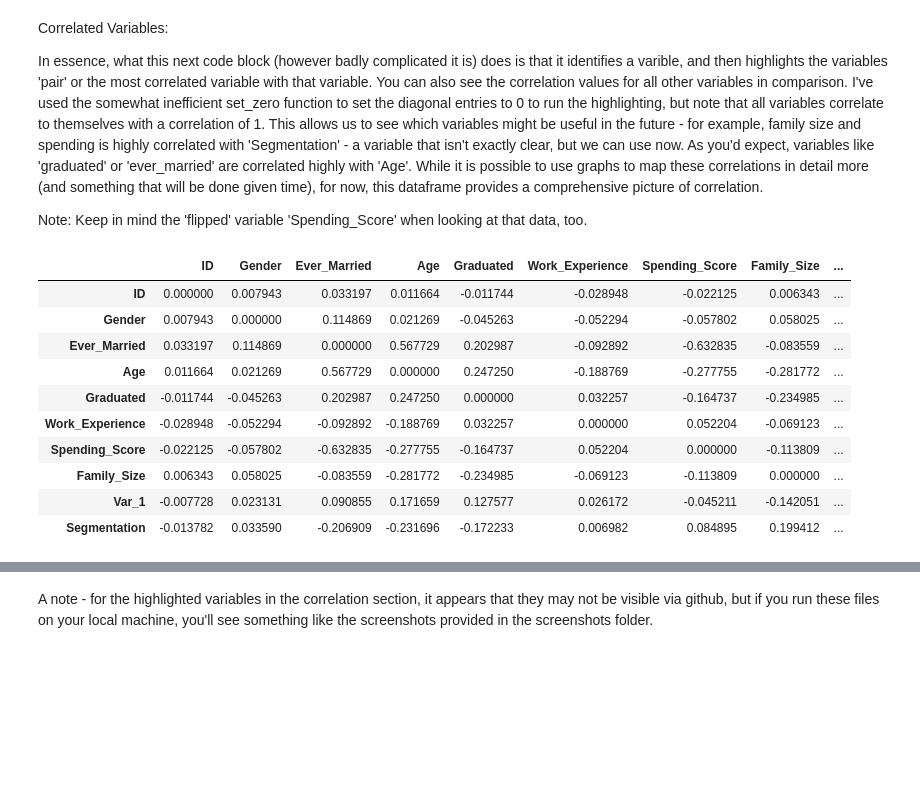
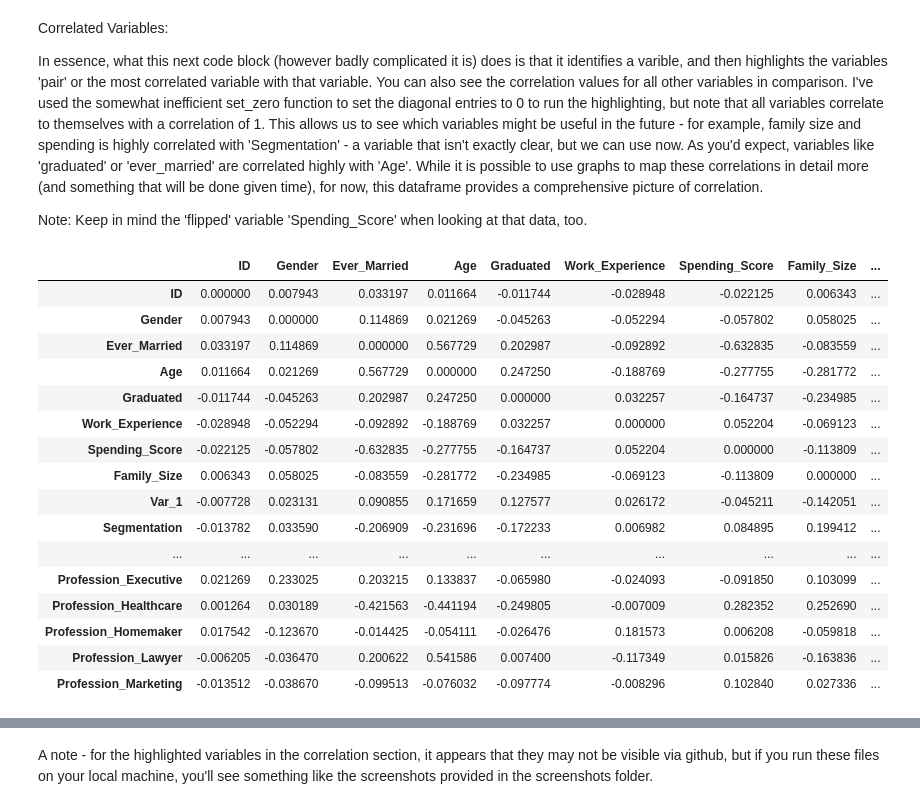
Before and after one commit to SkylerSG/MSASkylerSGPhase2, a Jupyter notebook: analysis_and_preprocessing/classificationdataset.ipynb, the cells around one changed output, grey strips where cells are left out. Saved outputs shown, nothing was run; the diff lists cells and outputs as text; code cells hidden in the pictures; blank space fills up the shorter version.

```diff
--- a/analysis_and_preprocessing/classificationdataset.ipynb
+++ b/analysis_and_preprocessing/classificationdataset.ipynb
@@ -99,7 +99,14 @@ drop_blanks_preprocessed['Gender'] = label_encoder.fit_transform(drop_blanks['Ge
 drop_blanks_preprocessed['Segmentation'] = label_encoder.fit_transform(drop_blanks['Segmentation'])
 drop_blanks_preprocessed['Var_1'] = label_encoder.fit_transform(drop_blanks['Var_1'])
 
-#Printing the head for this new dataset
+
+# ONE HOT ENCODING (good for professions)
+profession_encoded = pd.get_dummies(drop_blanks['Profession'], prefix='Profession')
+profession_encoded = profession_encoded.astype(int)
+
+drop_blanks_preprocessed = pd.concat([drop_blanks_preprocessed, profession_encoded], axis=1)
+drop_blanks_preprocessed.drop('Profession', axis=1, inplace=True)
+
 print('---Preprocessed Data Set Head---')
 drop_blanks_preprocessed.head(10)
 #print('---Original Data Set Head for Comparison---')
@@ -164,34 +171,40 @@ In essence, what this next code block (however badly complicated it is) does is
 Note:
 Keep in mind the 'flipped' variable 'Spending_Score' when looking at that data, too.
 # %%
-numerical_data_only = drop_blanks_preprocessed.drop('Profession', axis=1)
-correlation_set_classification = numerical_data_only.corr(method='pearson', min_periods=1)
+#numerical_data_only = drop_blanks_preprocessed.drop('Profession', axis=1)
+correlation_set_classification = drop_blanks_preprocessed.corr(method='pearson', min_periods=1)
 def set_zero(column):
     correlation_set_classification.loc[str(column),str(column)] = 0
 set_zero("ID")
 set_zero("Gender")
 set_zero("Ever_Married")
 set_zero("Age")
 set_zero("Graduated")
 set_zero("Work_Experience")
 set_zero("Spending_Score")
 set_zero("Family_Size")
 set_zero("Var_1")
 set_zero("Segmentation")
 abs_correlation = correlation_set_classification.abs() # Absolute Values
 correlation_set_classification.style.highlight_max(color = 'blue', axis = 0)
 # %% [output]
 |  | ID | Gender | Ever_Married | Age | Graduated | Work_Experience | Spending_Score | Family_Size | ... |
 | ID | 0.000000 | 0.007943 | 0.033197 | 0.011664 | -0.011744 | -0.028948 | -0.022125 | 0.006343 | ... |
 | Gender | 0.007943 | 0.000000 | 0.114869 | 0.021269 | -0.045263 | -0.052294 | -0.057802 | 0.058025 | ... |
 | Ever_Married | 0.033197 | 0.114869 | 0.000000 | 0.567729 | 0.202987 | -0.092892 | -0.632835 | -0.083559 | ... |
 | Age | 0.011664 | 0.021269 | 0.567729 | 0.000000 | 0.247250 | -0.188769 | -0.277755 | -0.281772 | ... |
 | Graduated | -0.011744 | -0.045263 | 0.202987 | 0.247250 | 0.000000 | 0.032257 | -0.164737 | -0.234985 | ... |
 | Work_Experience | -0.028948 | -0.052294 | -0.092892 | -0.188769 | 0.032257 | 0.000000 | 0.052204 | -0.069123 | ... |
 | Spending_Score | -0.022125 | -0.057802 | -0.632835 | -0.277755 | -0.164737 | 0.052204 | 0.000000 | -0.113809 | ... |
 | Family_Size | 0.006343 | 0.058025 | -0.083559 | -0.281772 | -0.234985 | -0.069123 | -0.113809 | 0.000000 | ... |
 | Var_1 | -0.007728 | 0.023131 | 0.090855 | 0.171659 | 0.127577 | 0.026172 | -0.045211 | -0.142051 | ... |
 | Segmentation | -0.013782 | 0.033590 | -0.206909 | -0.231696 | -0.172233 | 0.006982 | 0.084895 | 0.199412 | ... |
+| ... | ... | ... | ... | ... | ... | ... | ... | ... | ... |
+| Profession_Executive | 0.021269 | 0.233025 | 0.203215 | 0.133837 | -0.065980 | -0.024093 | -0.091850 | 0.103099 | ... |
+| Profession_Healthcare | 0.001264 | 0.030189 | -0.421563 | -0.441194 | -0.249805 | -0.007009 | 0.282352 | 0.252690 | ... |
+| Profession_Homemaker | 0.017542 | -0.123670 | -0.014425 | -0.054111 | -0.026476 | 0.181573 | 0.006208 | -0.059818 | ... |
+| Profession_Lawyer | -0.006205 | -0.036470 | 0.200622 | 0.541586 | 0.007400 | -0.117349 | 0.015826 | -0.163836 | ... |
+| Profession_Marketing | -0.013512 | -0.038670 | -0.099513 | -0.076032 | -0.097774 | -0.008296 | 0.102840 | 0.027336 | ... |
 # %%
 abs_correlation.style.highlight_max(color = 'blue', axis = 0)
 # Gets max corr for absolute values (these could be negative or positive)
```
Also changed, not shown: parts of 5 cells of this notebook, 6 other files.
